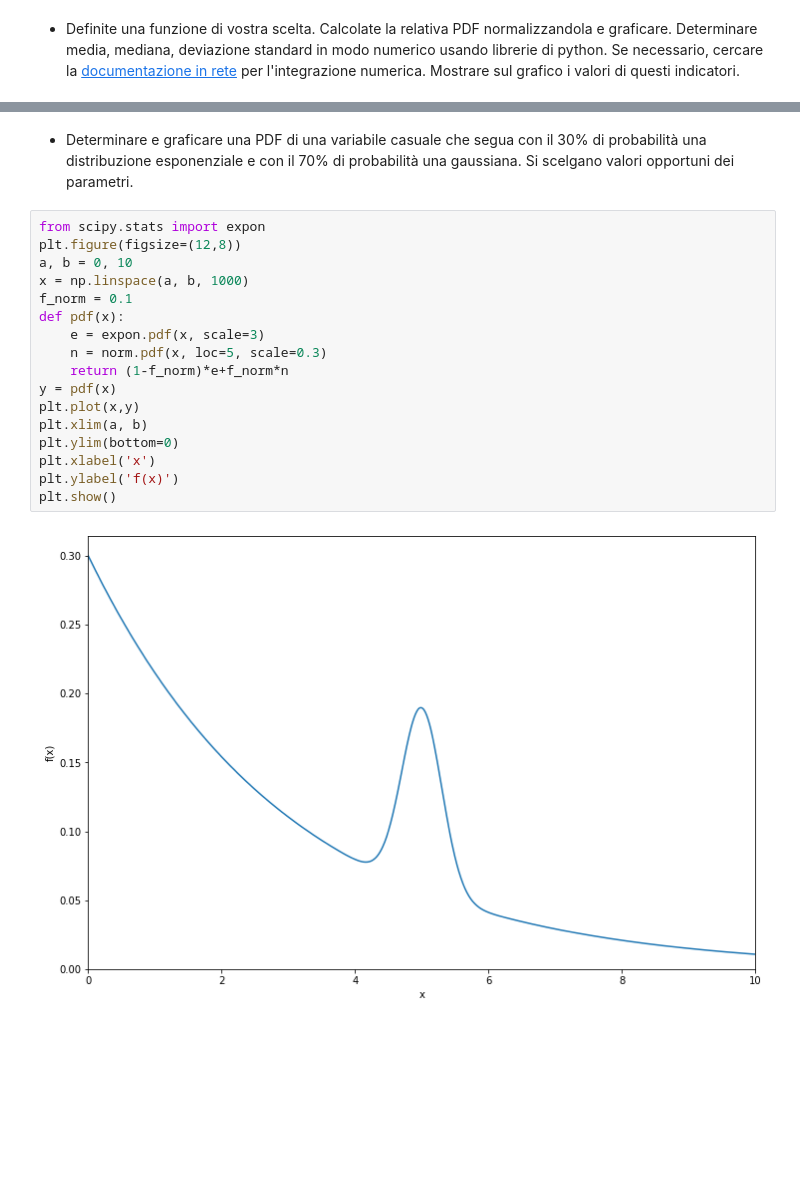
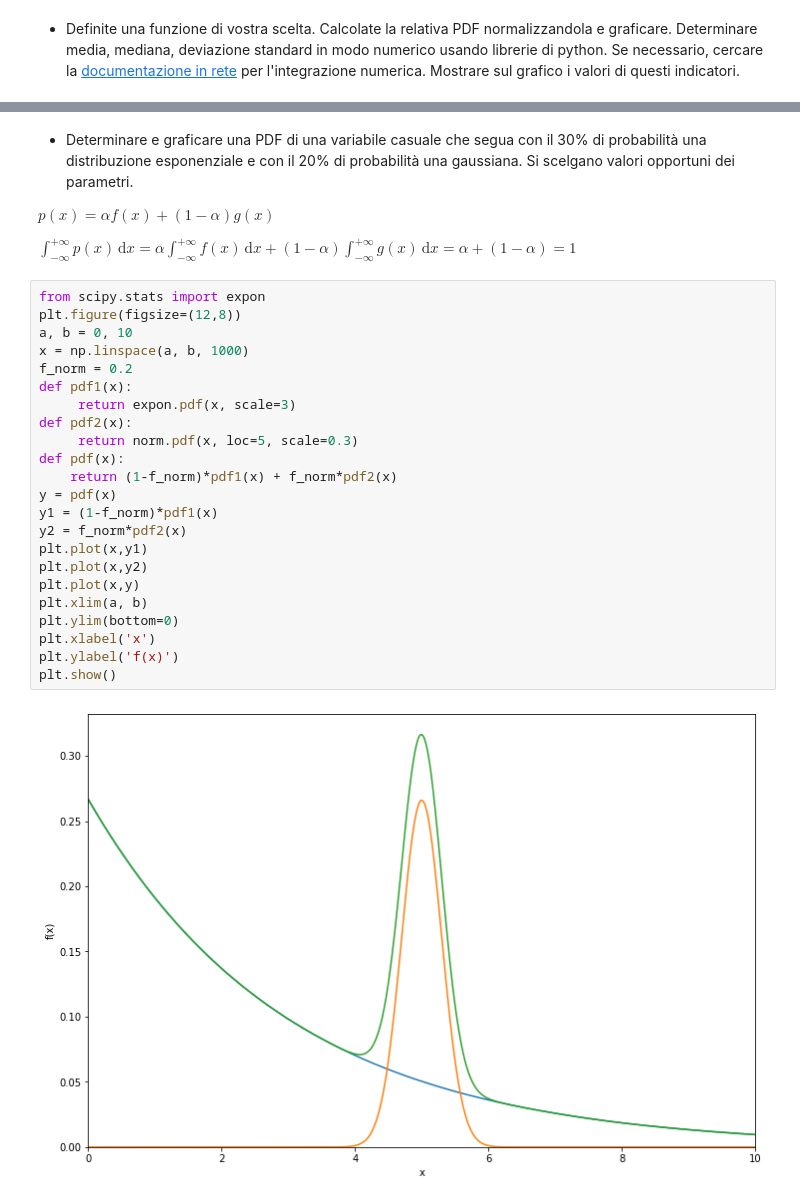
Before and after one commit to lucalista/analisi-dati-2022, a Jupyter notebook: 06.04.00__Distribuzioni_di_probabilita_continue.ipynb, the cells around one changed output, grey strips where cells are left out. Drawn from its saved outputs; the diff is of its cells as text; blank space fills up the shorter version.

```diff
--- a/06.04.00__Distribuzioni_di_probabilita_continue.ipynb
+++ b/06.04.00__Distribuzioni_di_probabilita_continue.ipynb
@@ -724,21 +730,31 @@ mean, sigma:  2.218841639633018 0.24962275970260173
 # %% [markdown]
-* Determinare e graficare una PDF di una variabile casuale che segua con il 30% di probabilità una distribuzione esponenziale e con il 70% di probabilità una gaussiana. Si scelgano valori opportuni dei parametri.
+* Determinare e graficare una PDF di una variabile casuale che segua con il 30% di probabilità una distribuzione esponenziale e con il 20% di probabilità una gaussiana. Si scelgano valori opportuni dei parametri.
+
+$p(x) = \alpha f(x) + (1-\alpha) g(x)$
+
+$\displaystyle \int_{-\infty}^{+\infty}\!\!\!\!\!p(x)\,\mathrm{d}x = \alpha\int_{-\infty}^{+\infty}\!\!\!\!\!f(x)\,\mathrm{d}x+(1-\alpha)\int_{-\infty}^{+\infty}\!\!\!\!\!g(x)\,\mathrm{d}x = \alpha +(1-\alpha) = 1$
 # %%
 from scipy.stats import expon
 plt.figure(figsize=(12,8))
 a, b = 0, 10
 x = np.linspace(a, b, 1000)
-f_norm = 0.1
+f_norm = 0.2
+def pdf1(x):
+     return expon.pdf(x, scale=3)
+def pdf2(x):
+     return norm.pdf(x, loc=5, scale=0.3)
 def pdf(x):
-    e = expon.pdf(x, scale=3)
-    n = norm.pdf(x, loc=5, scale=0.3)
-    return (1-f_norm)*e+f_norm*n
+    return (1-f_norm)*pdf1(x) + f_norm*pdf2(x)
 y = pdf(x)
+y1 = (1-f_norm)*pdf1(x)
+y2 = f_norm*pdf2(x)
+plt.plot(x,y1)
+plt.plot(x,y2)
 plt.plot(x,y)
 plt.xlim(a, b)
 plt.ylim(bottom=0)
 plt.xlabel('x')
 plt.ylabel('f(x)')
 plt.show()
 # %% [output]
-[figure, old version]
+[figure, new version]
```
Also changed, not shown: parts of 8 cells of this notebook, 1 other file.
